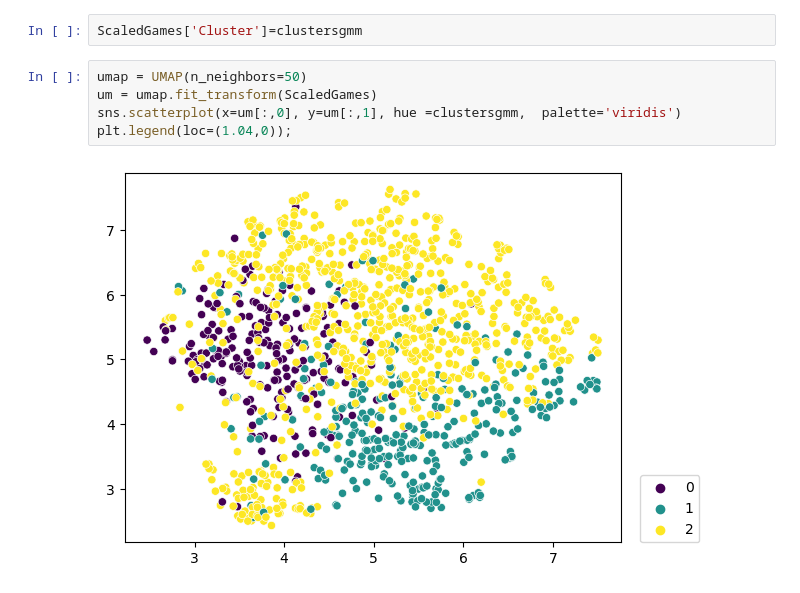
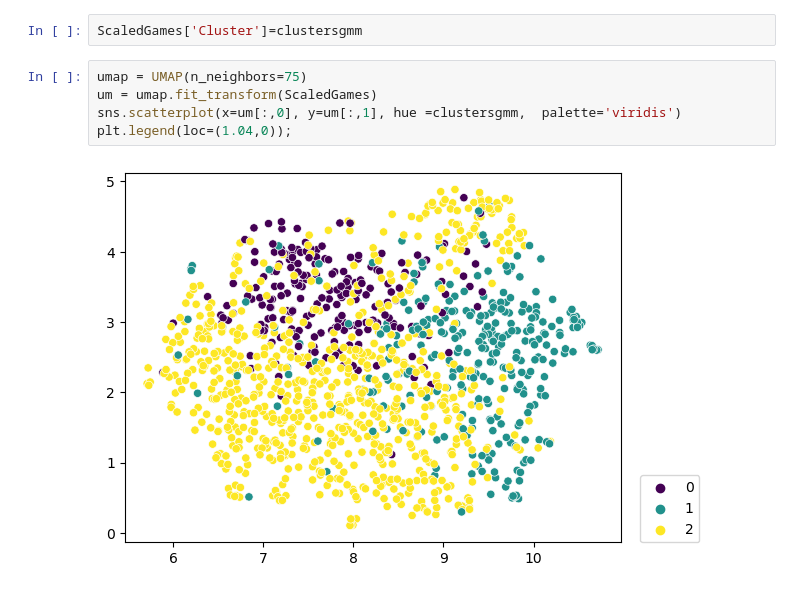
Before and after one commit to cchristensn/486MLProject, a Jupyter notebook: BoardgamesClustering.ipynb, the cells around one changed output. Cells and saved outputs as stored; diff of their text form.

Commit message:
Update UMAP graphic

```diff
--- a/BoardgamesClustering.ipynb
+++ b/BoardgamesClustering.ipynb
@@ -276,9 +276,9 @@ I don't recognize these games, but I trust they are grouped correctly
 # %%
 ScaledGames['Cluster']=clustersgmm
 # %%
-umap = UMAP(n_neighbors=50)
+umap = UMAP(n_neighbors=75)
 um = umap.fit_transform(ScaledGames)
 sns.scatterplot(x=um[:,0], y=um[:,1], hue =clustersgmm,  palette='viridis')
 plt.legend(loc=(1.04,0));
 # %% [output]
-[figure, old version]
+[figure, new version]
```
